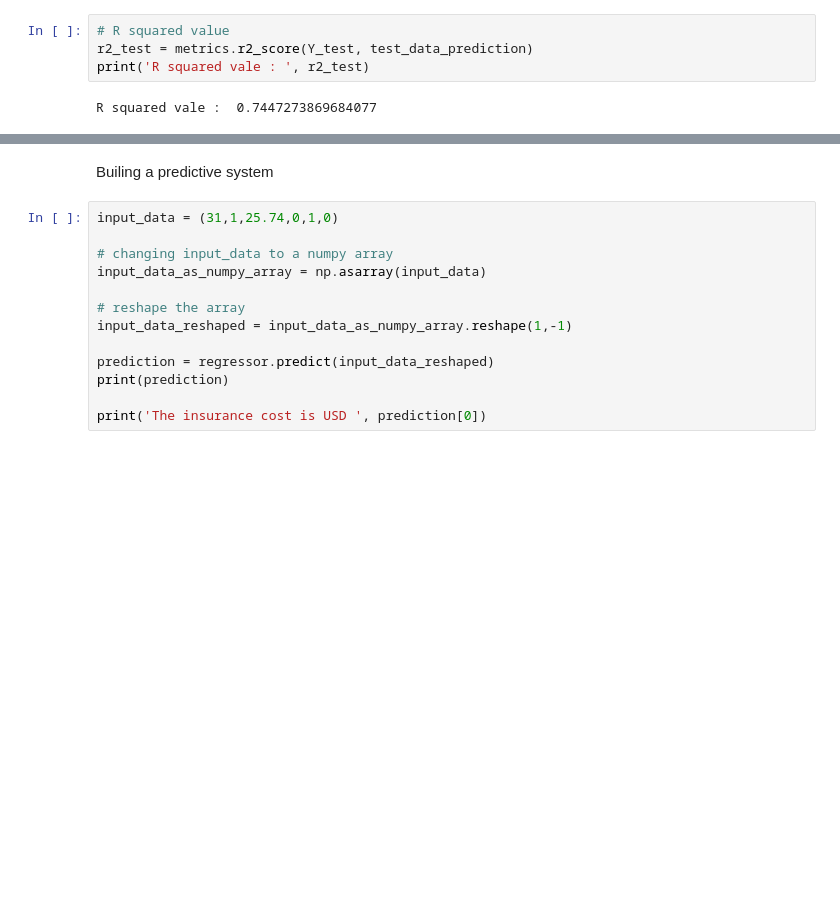
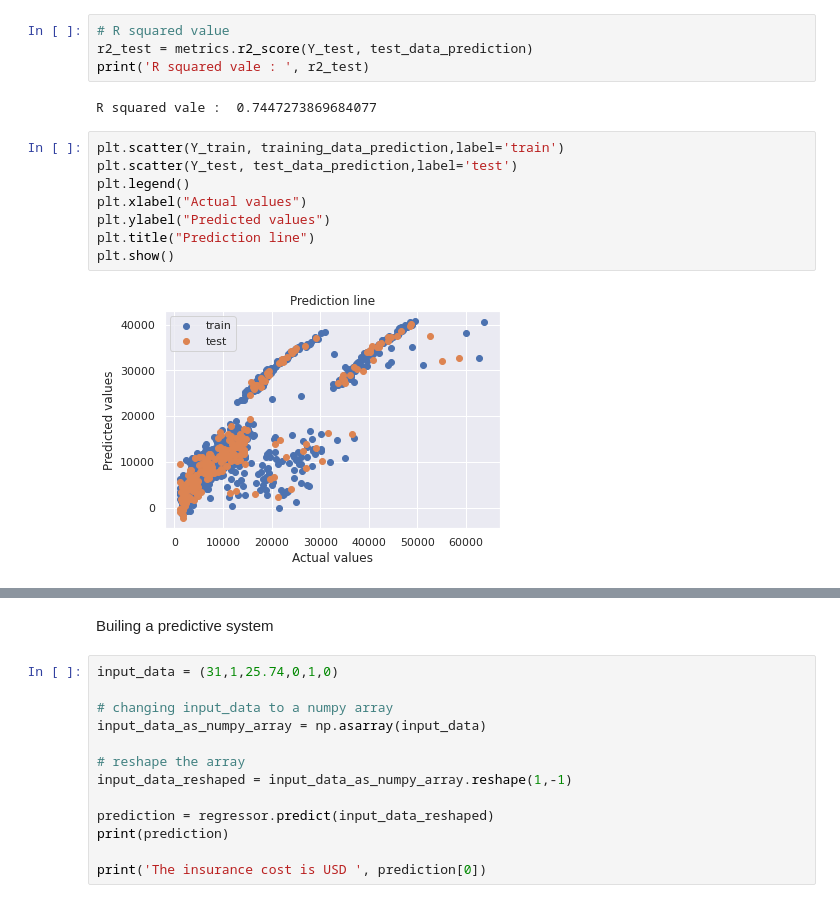
Before and after one commit to MrNeilMehta/Project-11-Medical-Insurance-Cost-Prediction, a Jupyter notebook: Project_11_Medical_Insurance_Cost_Prediction.ipynb, the cells around one changed output, grey strips where cells are left out. Saved outputs shown, nothing was run; the diff lists cells and outputs as text; blank space fills up the shorter version.

```diff
--- a/Project_11_Medical_Insurance_Cost_Prediction.ipynb
+++ b/Project_11_Medical_Insurance_Cost_Prediction.ipynb
@@ -268,3 +268,13 @@ r2_test = metrics.r2_score(Y_test, test_data_prediction)
 print('R squared vale : ', r2_test)
 # %% [output]
 R squared vale :  0.7447273869684077
+# %%
+plt.scatter(Y_train, training_data_prediction,label='train')
+plt.scatter(Y_test, test_data_prediction,label='test')
+plt.legend()
+plt.xlabel("Actual values")
+plt.ylabel("Predicted values")
+plt.title("Prediction line")
+plt.show()
+# %% [output]
+[figure, added]
```
Also changed, not shown: parts of 1 cell of this notebook.
